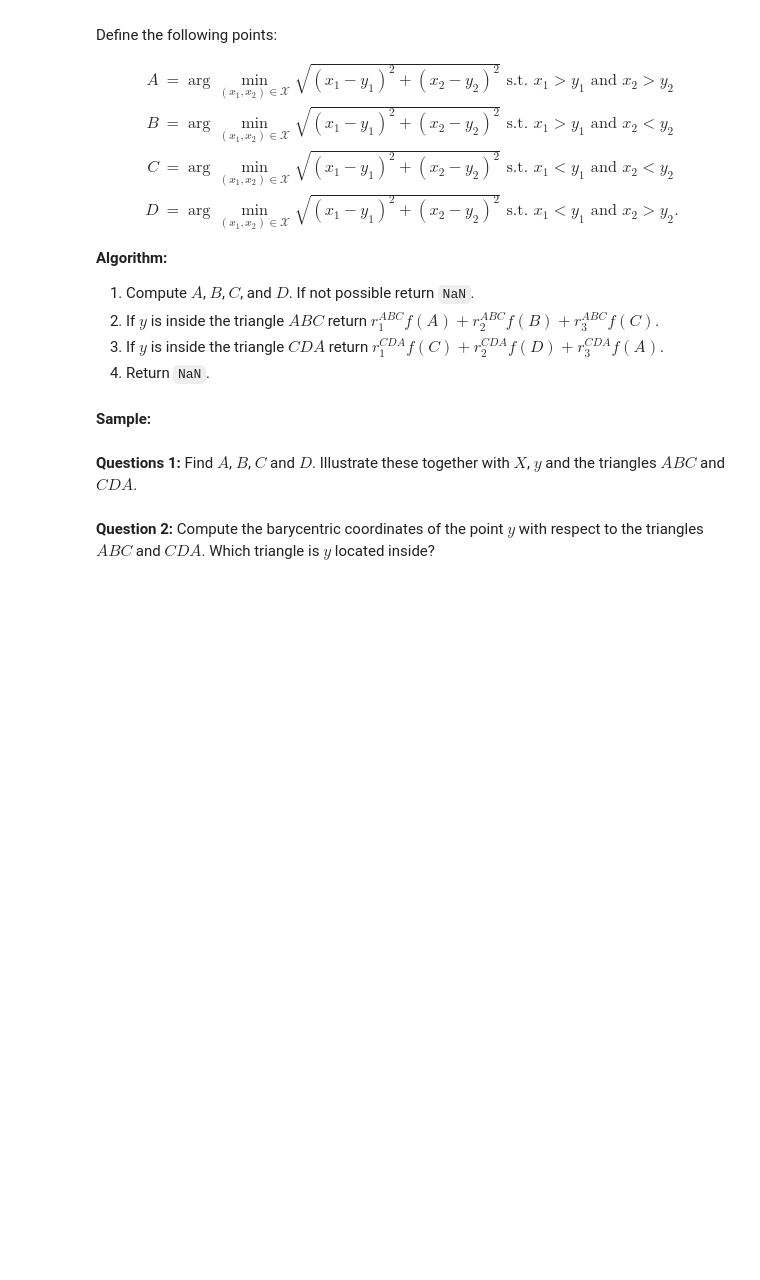
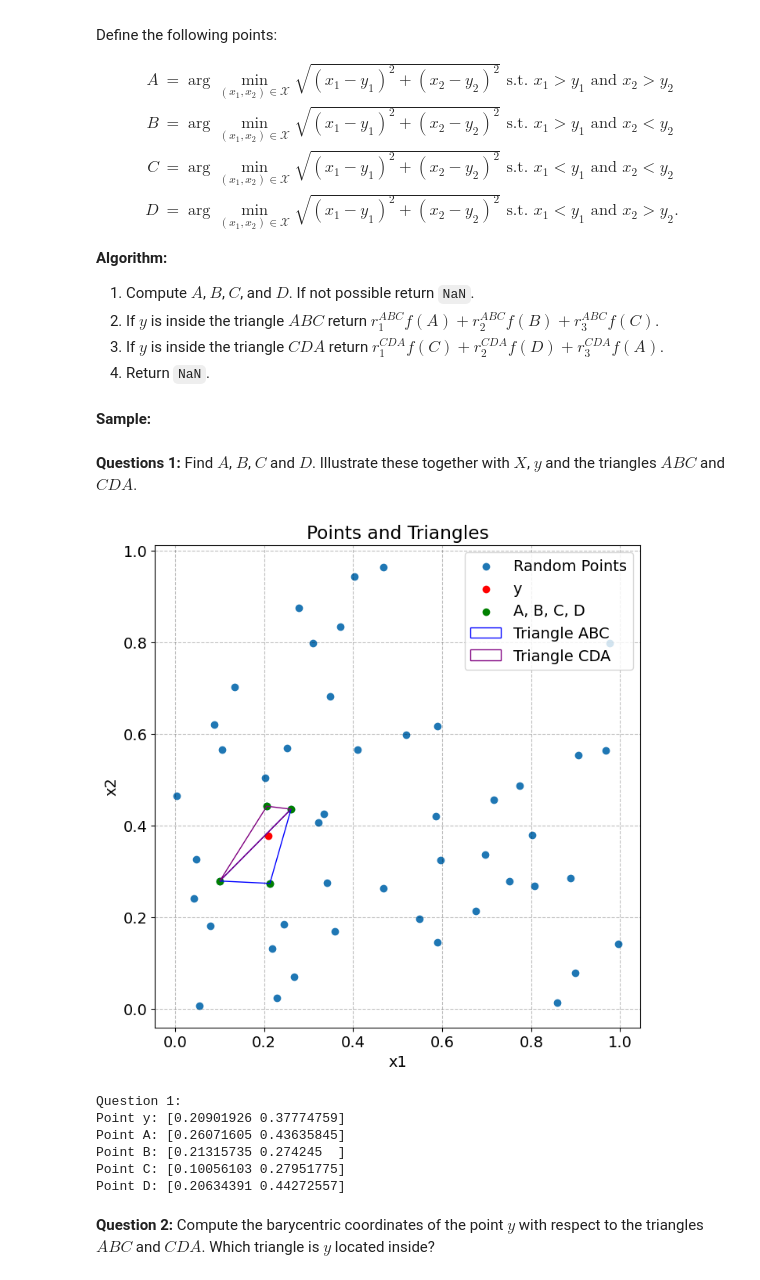
Before and after one commit to NumEconCopenhagen/projects-2024-darja-christian, a Jupyter notebook: examproject/exam_2024.ipynb, the cells around one changed output. Cells and saved outputs as stored; diff of their text form; code cells hidden in the pictures; blank space fills up the shorter version.

```diff
--- a/examproject/exam_2024.ipynb
+++ b/examproject/exam_2024.ipynb
@@ -333,2 +469,19 @@ y = rng.uniform(size=(2,))
+# %%
+# Question 1
+y, A, B, C, D = question1()
+print("Question 1:")
+print(f"Point y: {y}")
+print(f"Point A: {A}")
+print(f"Point B: {B}")
+print(f"Point C: {C}")
+print(f"Point D: {D}")
+# %% [output]
+[figure, added]
+Question 1:
+Point y: [0.20901926 0.37774759]
+Point A: [0.26071605 0.43635845]
+Point B: [0.21315735 0.274245  ]
+Point C: [0.10056103 0.27951775]
+Point D: [0.20634391 0.44272557]
 # %% [markdown]
 **Question 2:** Compute the barycentric coordinates of the point $y$ with respect to the triangles $ABC$ and $CDA$. Which triangle is $y$ located inside?
```
Also changed, not shown: parts of 15 cells of this notebook.
